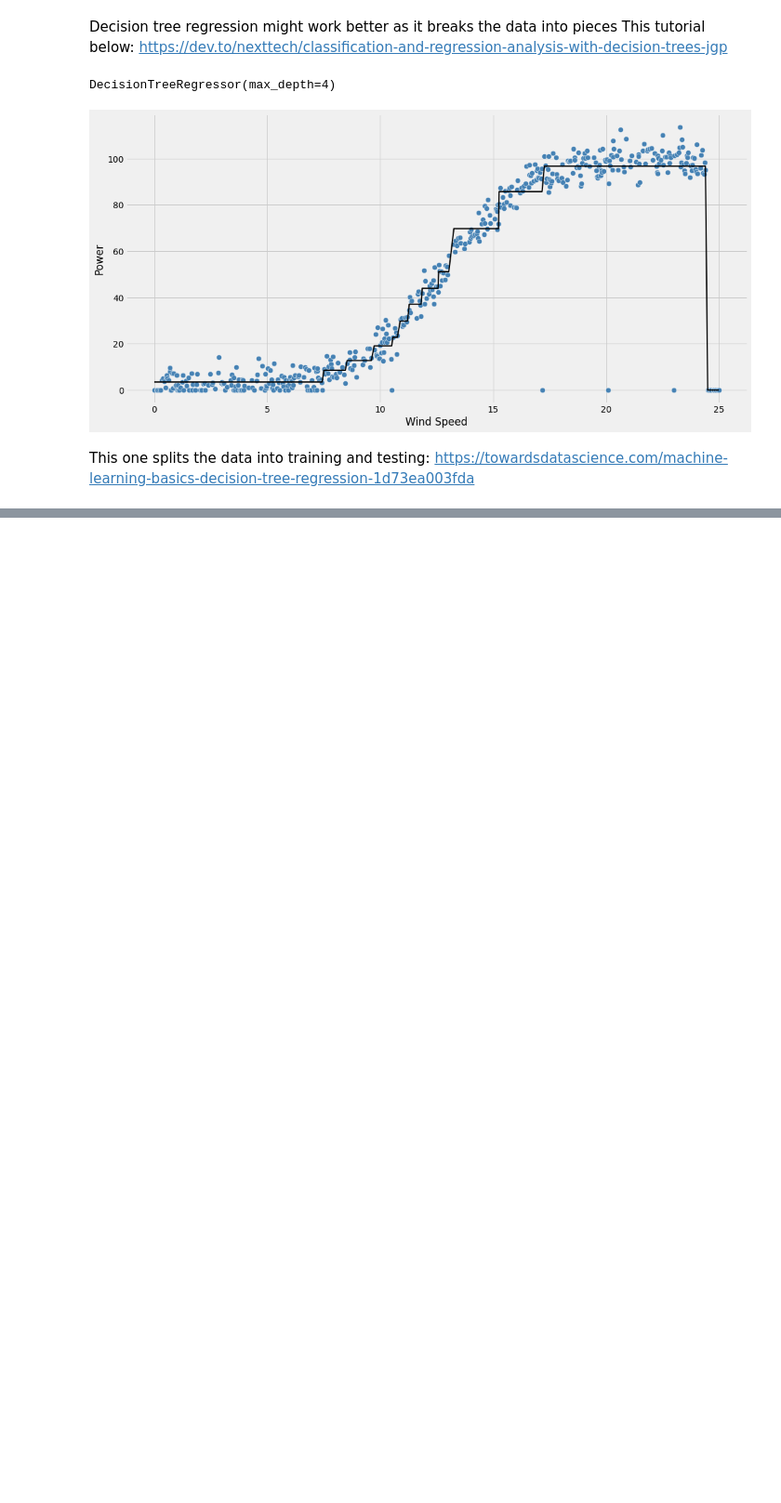
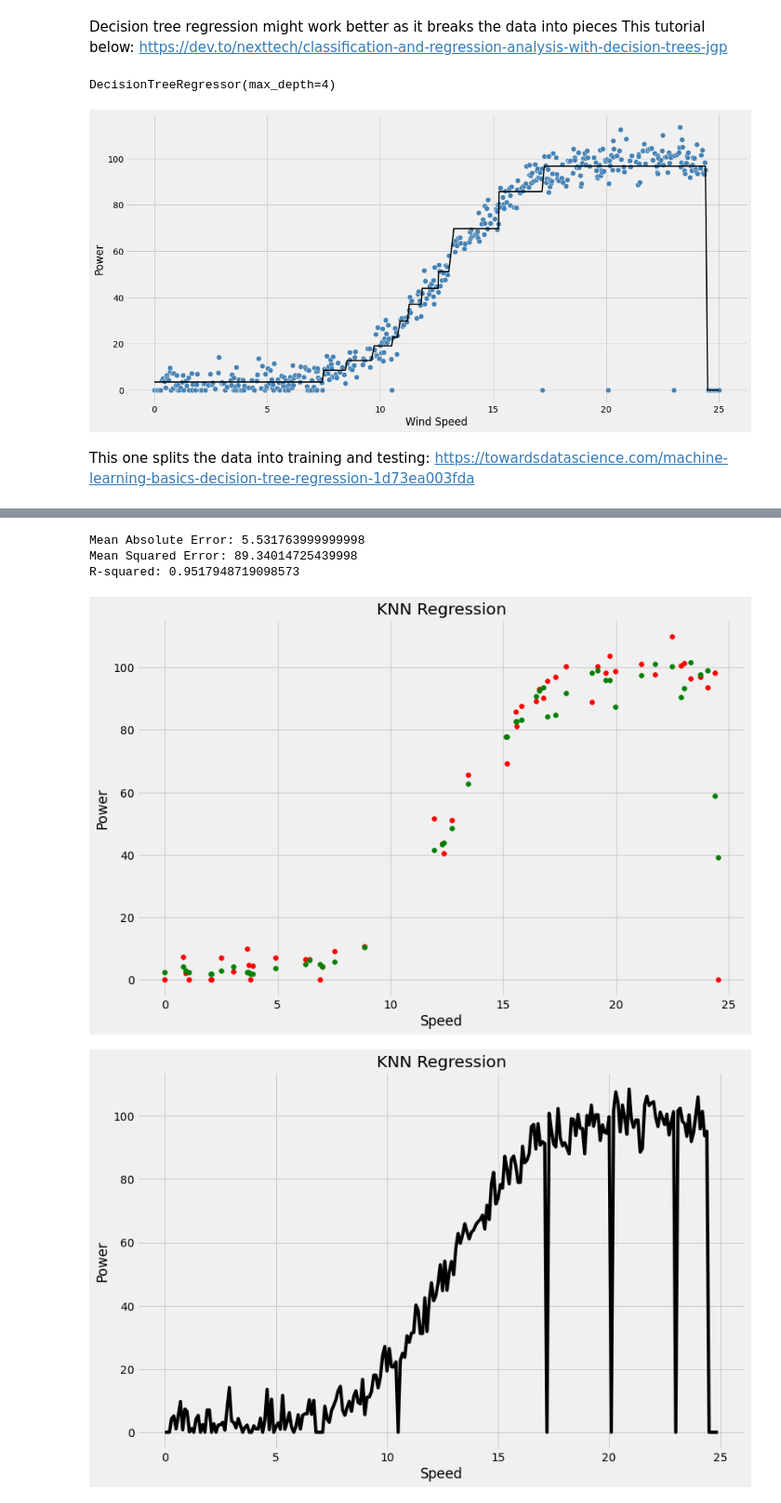
Before and after one commit to jennifer-ryan/machine-learning-project, a Jupyter notebook: Power Production Analysis.ipynb, the cells around one changed output, grey strips where cells are left out. Shown: that part at 93% size. Saved outputs shown, nothing was run; the diff lists cells and outputs as text; code cells hidden in the pictures; blank space fills up the shorter version.

```diff
--- a/Power Production Analysis.ipynb
+++ b/Power Production Analysis.ipynb
@@ -208,0 +212,34 @@ Figure out the differences between the lest 2 tutorials and come up with best fo
+# %%
+reg = kn(n_neighbors = 5)
+
+reg.fit(x_train, y_train)
+
+y_pred = knn.predict(x_test)
+
+reg.score(x_test, y_test)
+
+print('Mean Absolute Error:', metrics.mean_absolute_error(y_test, y_pred))
+print('Mean Squared Error:', metrics.mean_squared_error(y_test, y_pred))  # very sensitive to outlliers
+print('R-squared:', metrics.r2_score(y_test, y_pred))
+# %% [output]
+Mean Absolute Error: 5.531763999999998
+Mean Squared Error: 89.34014725439998
+R-squared: 0.9517948719098573
+# %%
+x_grid = np.arange(min(x), max(x), 0.1)
+x_grid = x_grid.reshape((len(x_grid), 1))
+plt.scatter(x_test, y_test, color = 'red')
+plt.scatter(x_test, y_pred, color = 'green')
+plt.title('KNN Regression')
+plt.xlabel('Speed')
+plt.ylabel('Power')
+plt.show()
+
+plt.plot(x_grid, regressor.predict(x_grid), color = 'black')
+plt.title('KNN Regression')
+plt.xlabel('Speed')
+plt.ylabel('Power')
+plt.show()
+# %% [output]
+[figure, added]
+[figure, added]
```
Also changed, not shown: parts of 6 cells of this notebook.
